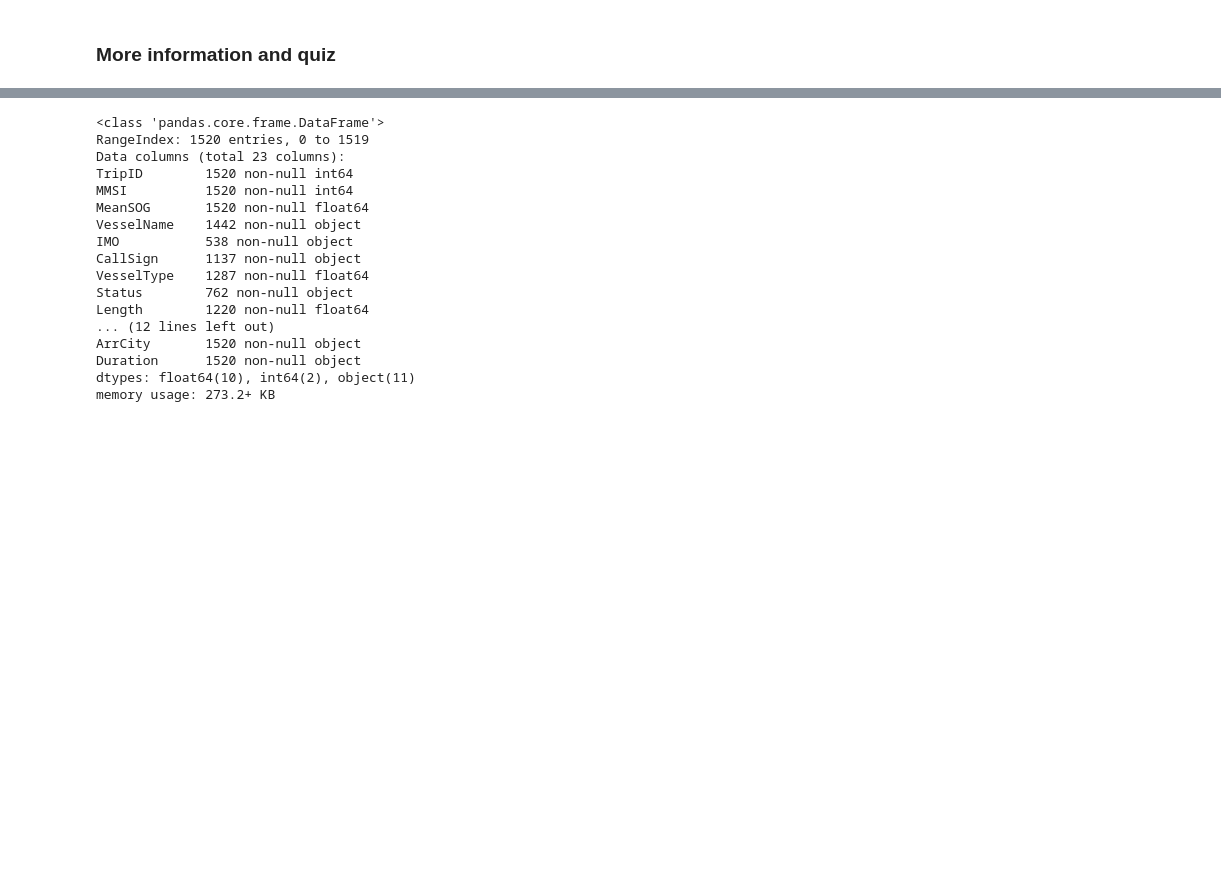
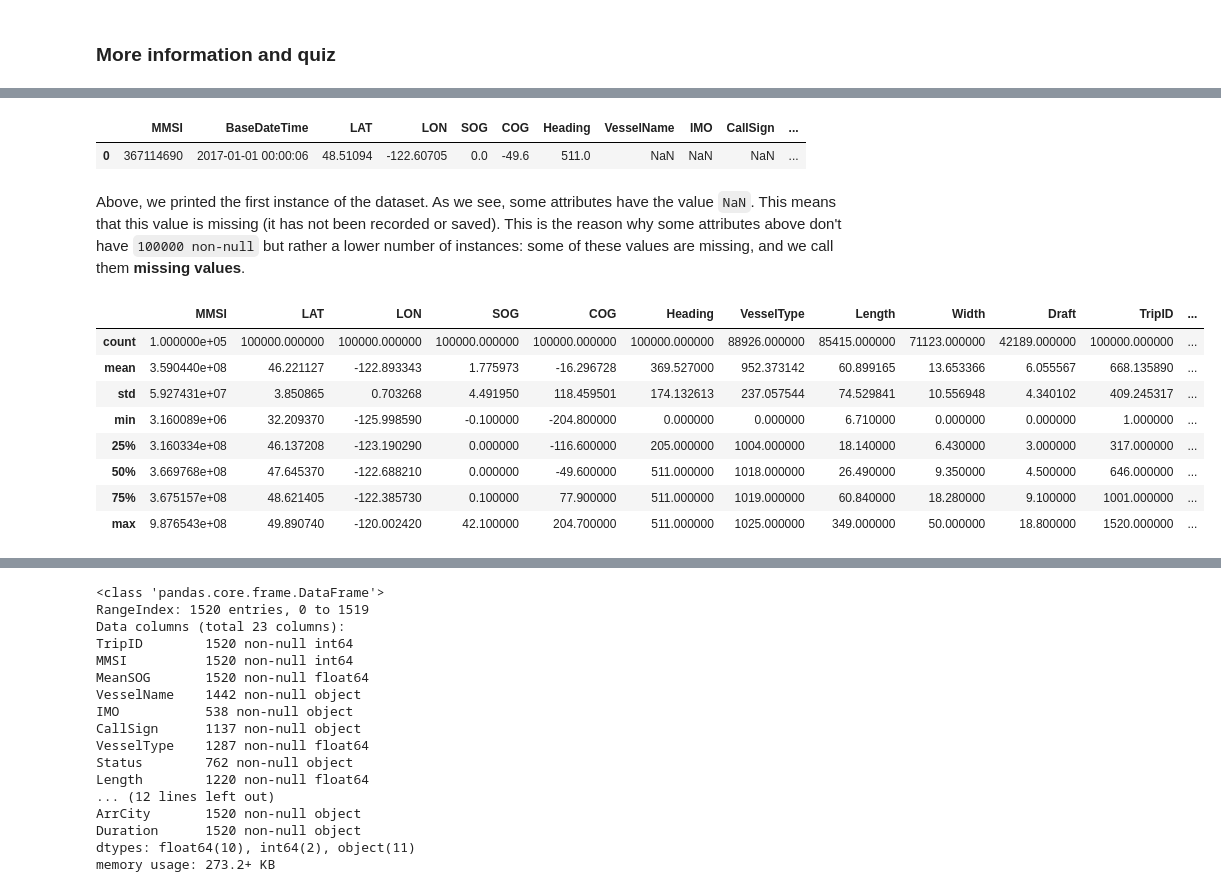
Before and after one commit to xldrkp/jb-test, a Jupyter notebook: content/chapter1-numerical/1-1-AIS-data.ipynb, the cells around one changed output, grey strips where cells are left out. Drawn from its saved outputs; the diff is of its cells as text; code cells hidden in the pictures; blank space fills up the shorter version.

```diff
--- a/content/chapter1-numerical/1-1-AIS-data.ipynb
+++ b/content/chapter1-numerical/1-1-AIS-data.ipynb
@@ -182,0 +216,19 @@ For more information about AIS data:
+# %%
+dynamic_data.head(1)
+# %% [output]
+|  | MMSI | BaseDateTime | LAT | LON | SOG | COG | Heading | VesselName | IMO | CallSign | ... |
+| 0 | 367114690 | 2017-01-01 00:00:06 | 48.51094 | -122.60705 | 0.0 | -49.6 | 511.0 | NaN | NaN | NaN | ... |
+# %% [markdown]
+Above, we printed the first instance of the dataset. As we see, some attributes have the value ``NaN``. This means that this value is missing (it has not been recorded or saved). This is the reason why some attributes above don't have ``100000 non-null`` but rather a lower number of instances: some of these values are missing, and we call them __missing values__.
+# %%
+dynamic_data.describe()
+# %% [output]
+|  | MMSI | LAT | LON | SOG | COG | Heading | VesselType | Length | Width | Draft | TripID | ... |
+| count | 1.000000e+05 | 100000.000000 | 100000.000000 | 100000.000000 | 100000.000000 | 100000.000000 | 88926.000000 | 85415.000000 | 71123.000000 | 42189.000000 | 100000.000000 | ... |
+| mean | 3.590440e+08 | 46.221127 | -122.893343 | 1.775973 | -16.296728 | 369.527000 | 952.373142 | 60.899165 | 13.653366 | 6.055567 | 668.135890 | ... |
+| std | 5.927431e+07 | 3.850865 | 0.703268 | 4.491950 | 118.459501 | 174.132613 | 237.057544 | 74.529841 | 10.556948 | 4.340102 | 409.245317 | ... |
+| min | 3.160089e+06 | 32.209370 | -125.998590 | -0.100000 | -204.800000 | 0.000000 | 0.000000 | 6.710000 | 0.000000 | 0.000000 | 1.000000 | ... |
+| 25% | 3.160334e+08 | 46.137208 | -123.190290 | 0.000000 | -116.600000 | 205.000000 | 1004.000000 | 18.140000 | 6.430000 | 3.000000 | 317.000000 | ... |
+| 50% | 3.669768e+08 | 47.645370 | -122.688210 | 0.000000 | -49.600000 | 511.000000 | 1018.000000 | 26.490000 | 9.350000 | 4.500000 | 646.000000 | ... |
+| 75% | 3.675157e+08 | 48.621405 | -122.385730 | 0.100000 | 77.900000 | 511.000000 | 1019.000000 | 60.840000 | 18.280000 | 9.100000 | 1001.000000 | ... |
+| max | 9.876543e+08 | 49.890740 | -120.002420 | 42.100000 | 204.700000 | 511.000000 | 1025.000000 | 349.000000 | 50.000000 | 18.800000 | 1520.000000 | ... |
```
Also changed, not shown: parts of 22 cells of this notebook.
